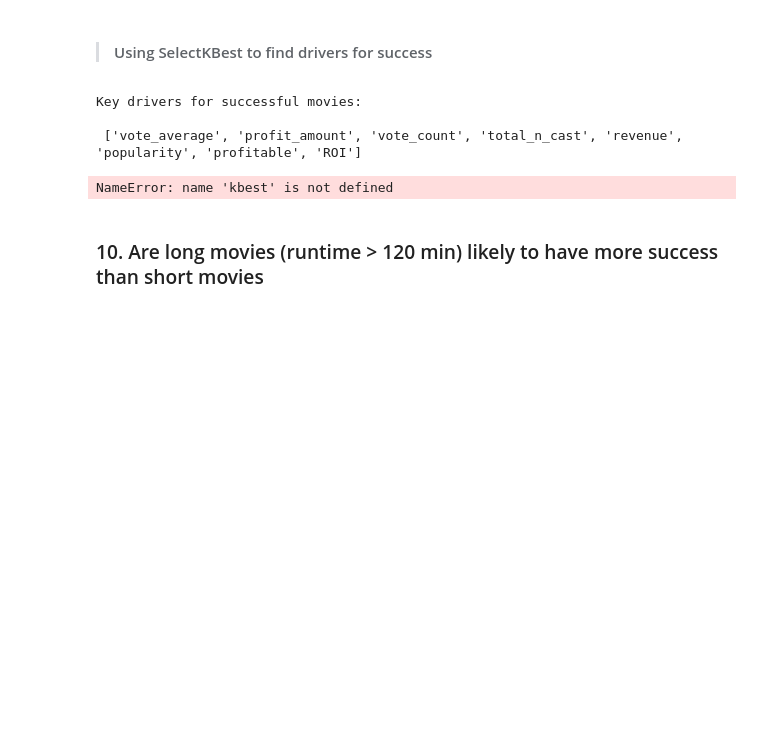
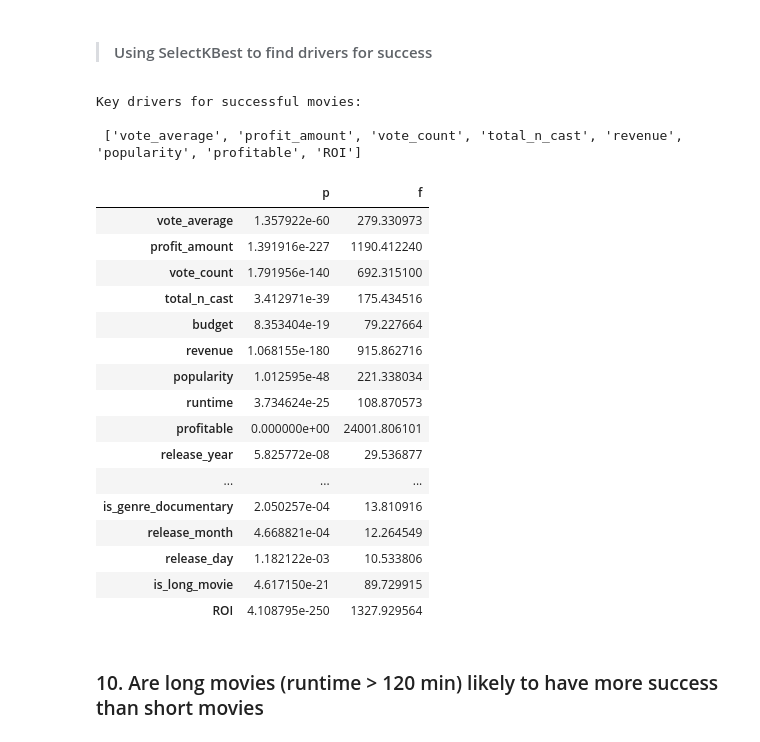
Before and after one commit to Movie-Success-Capstone/Movie-Capstone, a Jupyter notebook: Final/final_explore.ipynb, the cells around one changed output. Drawn from its saved outputs; the diff is of its cells as text; code cells hidden in the pictures; blank space fills up the shorter version.

```diff
--- a/Final/final_explore.ipynb
+++ b/Final/final_explore.ipynb
@@ -588,12 +588,28 @@ Key drivers for successful movies:
 
  ['vote_average', 'profit_amount', 'vote_count', 'total_n_cast', 'revenue', 'popularity', 'profitable', 'ROI']
 # %%
-kbest_results = lib.pd.DataFrame(dict(p = kbest.pvalues_,
-                                  f = kbest.scores_),
+f_selector_results = lib.pd.DataFrame(dict(p = f_selector.pvalues_,
+                                  f = f_selector.scores_),
                              index = X_train.columns)
-kbest_results
+f_selector_results
 # %% [output]
-NameError: name 'kbest' is not defined
+|  | p | f |
+| vote_average | 1.357922e-60 | 279.330973 |
+| profit_amount | 1.391916e-227 | 1190.412240 |
+| vote_count | 1.791956e-140 | 692.315100 |
+| total_n_cast | 3.412971e-39 | 175.434516 |
+| budget | 8.353404e-19 | 79.227664 |
+| revenue | 1.068155e-180 | 915.862716 |
+| popularity | 1.012595e-48 | 221.338034 |
+| runtime | 3.734624e-25 | 108.870573 |
+| profitable | 0.000000e+00 | 24001.806101 |
+| release_year | 5.825772e-08 | 29.536877 |
+| ... | ... | ... |
+| is_genre_documentary | 2.050257e-04 | 13.810916 |
+| release_month | 4.668821e-04 | 12.264549 |
+| release_day | 1.182122e-03 | 10.533806 |
+| is_long_movie | 4.617150e-21 | 89.729915 |
+| ROI | 4.108795e-250 | 1327.929564 |
 # %% [markdown]
 ### 10. Are long movies (runtime > 120 min) likely to have more success than short movies
 # %%
```
Also changed, not shown: parts of 1 cell of this notebook.
